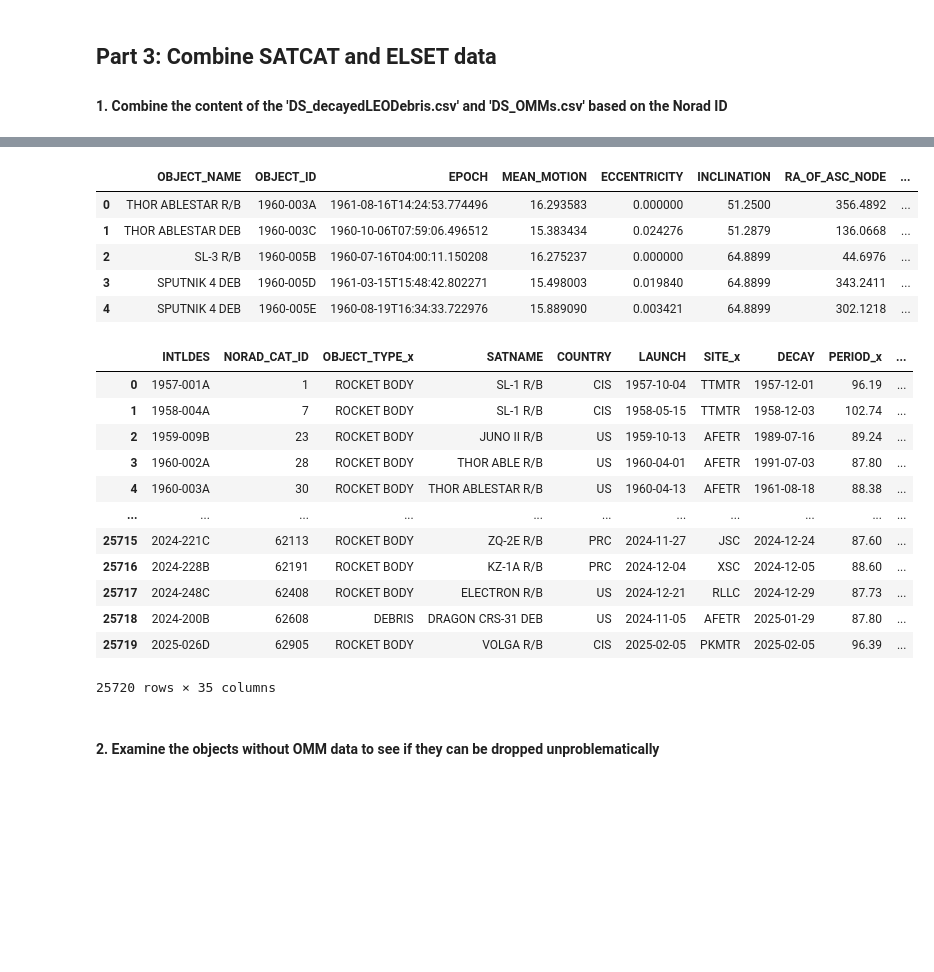
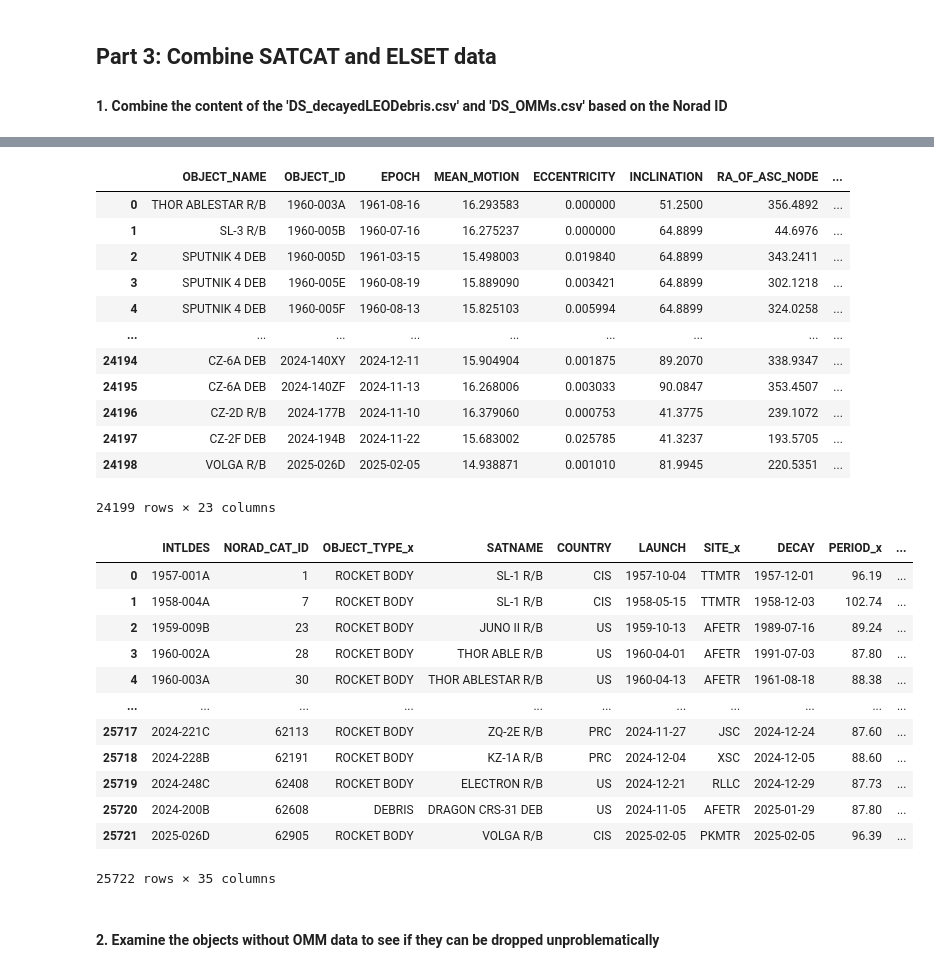
Before and after one commit to brianna404/DS_SpaceDebris, a Jupyter notebook: Code/DS_DataPreparation_Combine.ipynb, the cells around one changed output, grey strips where cells are left out. Drawn from its saved outputs; the diff is of its cells as text; code cells hidden in the pictures; blank space fills up the shorter version.

```diff
--- a/Code/DS_DataPreparation_Combine.ipynb
+++ b/Code/DS_DataPreparation_Combine.ipynb
@@ -19,18 +26,25 @@ decayedLEODebris_df.head()
 # %%
 # read ELSET data from csv
 OMMs_df = pd.read_csv('../Data/DS_OMMs.csv')
-OMMs_df.head()
+OMMs_df
 # %% [output]
 |  | OBJECT_NAME | OBJECT_ID | EPOCH | MEAN_MOTION | ECCENTRICITY | INCLINATION | RA_OF_ASC_NODE | ... |
-| 0 | THOR ABLESTAR R/B | 1960-003A | 1961-08-16T14:24:53.774496 | 16.293583 | 0.000000 | 51.2500 | 356.4892 | ... |
-| 1 | THOR ABLESTAR DEB | 1960-003C | 1960-10-06T07:59:06.496512 | 15.383434 | 0.024276 | 51.2879 | 136.0668 | ... |
-| 2 | SL-3 R/B | 1960-005B | 1960-07-16T04:00:11.150208 | 16.275237 | 0.000000 | 64.8899 | 44.6976 | ... |
-| 3 | SPUTNIK 4 DEB | 1960-005D | 1961-03-15T15:48:42.802271 | 15.498003 | 0.019840 | 64.8899 | 343.2411 | ... |
-| 4 | SPUTNIK 4 DEB | 1960-005E | 1960-08-19T16:34:33.722976 | 15.889090 | 0.003421 | 64.8899 | 302.1218 | ... |
+| 0 | THOR ABLESTAR R/B | 1960-003A | 1961-08-16 | 16.293583 | 0.000000 | 51.2500 | 356.4892 | ... |
+| 1 | SL-3 R/B | 1960-005B | 1960-07-16 | 16.275237 | 0.000000 | 64.8899 | 44.6976 | ... |
+| 2 | SPUTNIK 4 DEB | 1960-005D | 1961-03-15 | 15.498003 | 0.019840 | 64.8899 | 343.2411 | ... |
+| 3 | SPUTNIK 4 DEB | 1960-005E | 1960-08-19 | 15.889090 | 0.003421 | 64.8899 | 302.1218 | ... |
+| 4 | SPUTNIK 4 DEB | 1960-005F | 1960-08-13 | 15.825103 | 0.005994 | 64.8899 | 324.0258 | ... |
+| ... | ... | ... | ... | ... | ... | ... | ... | ... |
+| 24194 | CZ-6A DEB | 2024-140XY | 2024-12-11 | 15.904904 | 0.001875 | 89.2070 | 338.9347 | ... |
+| 24195 | CZ-6A DEB | 2024-140ZF | 2024-11-13 | 16.268006 | 0.003033 | 90.0847 | 353.4507 | ... |
+| 24196 | CZ-2D R/B | 2024-177B | 2024-11-10 | 16.379060 | 0.000753 | 41.3775 | 239.1072 | ... |
+| 24197 | CZ-2F DEB | 2024-194B | 2024-11-22 | 15.683002 | 0.025785 | 41.3237 | 193.5705 | ... |
+| 24198 | VOLGA R/B | 2025-026D | 2025-02-05 | 14.938871 | 0.001010 | 81.9945 | 220.5351 | ... |
+24199 rows × 23 columns
 # %%
 # merge the two dataframes with outer join
 combined_df = pd.merge(decayedLEODebris_df, OMMs_df, on='NORAD_CAT_ID', how='outer')
-combined_df.head()
+combined_df
 # %% [output]
 |  | INTLDES | NORAD_CAT_ID | OBJECT_TYPE_x | SATNAME | COUNTRY | LAUNCH | SITE_x | DECAY | PERIOD_x | ... |
 | 0 | 1957-001A | 1 | ROCKET BODY | SL-1 R/B | CIS | 1957-10-04 | TTMTR | 1957-12-01 | 96.19 | ... |
@@ -39,12 +53,12 @@ combined_df.head()
 | 3 | 1960-002A | 28 | ROCKET BODY | THOR ABLE R/B | US | 1960-04-01 | AFETR | 1991-07-03 | 87.80 | ... |
 | 4 | 1960-003A | 30 | ROCKET BODY | THOR ABLESTAR R/B | US | 1960-04-13 | AFETR | 1961-08-18 | 88.38 | ... |
 | ... | ... | ... | ... | ... | ... | ... | ... | ... | ... | ... |
-| 25715 | 2024-221C | 62113 | ROCKET BODY | ZQ-2E R/B | PRC | 2024-11-27 | JSC | 2024-12-24 | 87.60 | ... |
-| 25716 | 2024-228B | 62191 | ROCKET BODY | KZ-1A R/B | PRC | 2024-12-04 | XSC | 2024-12-05 | 88.60 | ... |
-| 25717 | 2024-248C | 62408 | ROCKET BODY | ELECTRON R/B | US | 2024-12-21 | RLLC | 2024-12-29 | 87.73 | ... |
-| 25718 | 2024-200B | 62608 | DEBRIS | DRAGON CRS-31 DEB | US | 2024-11-05 | AFETR | 2025-01-29 | 87.80 | ... |
-| 25719 | 2025-026D | 62905 | ROCKET BODY | VOLGA R/B | CIS | 2025-02-05 | PKMTR | 2025-02-05 | 96.39 | ... |
+| 25717 | 2024-221C | 62113 | ROCKET BODY | ZQ-2E R/B | PRC | 2024-11-27 | JSC | 2024-12-24 | 87.60 | ... |
+| 25718 | 2024-228B | 62191 | ROCKET BODY | KZ-1A R/B | PRC | 2024-12-04 | XSC | 2024-12-05 | 88.60 | ... |
+| 25719 | 2024-248C | 62408 | ROCKET BODY | ELECTRON R/B | US | 2024-12-21 | RLLC | 2024-12-29 | 87.73 | ... |
+| 25720 | 2024-200B | 62608 | DEBRIS | DRAGON CRS-31 DEB | US | 2024-11-05 | AFETR | 2025-01-29 | 87.80 | ... |
+| 25721 | 2025-026D | 62905 | ROCKET BODY | VOLGA R/B | CIS | 2025-02-05 | PKMTR | 2025-02-05 | 96.39 | ... |
-25720 rows × 35 columns
+25722 rows × 35 columns
 # %% [markdown]
 #### 2. Examine the objects without OMM data to see if they can be dropped unproblematically
 # %%
```
Also changed, not shown: parts of 11 cells of this notebook, 9 other files.
